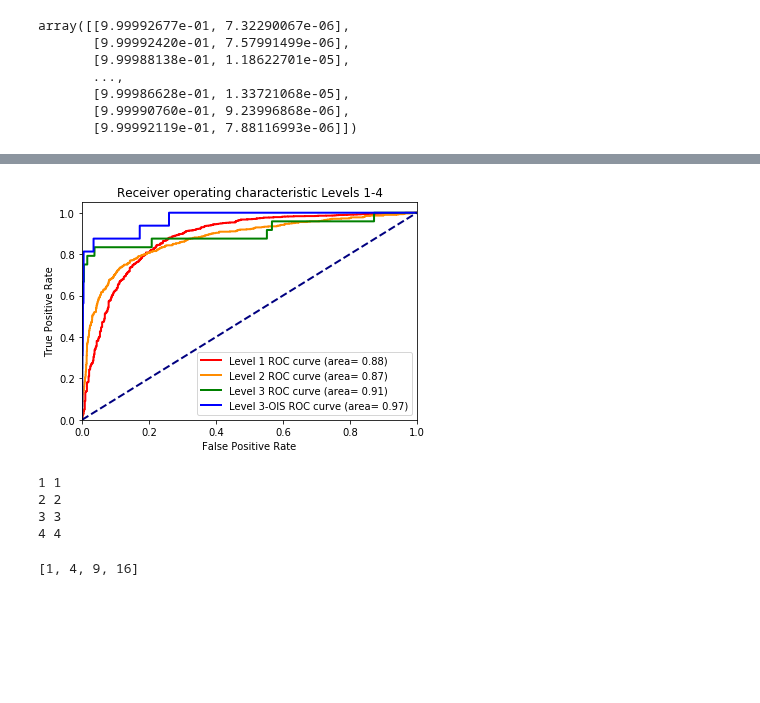
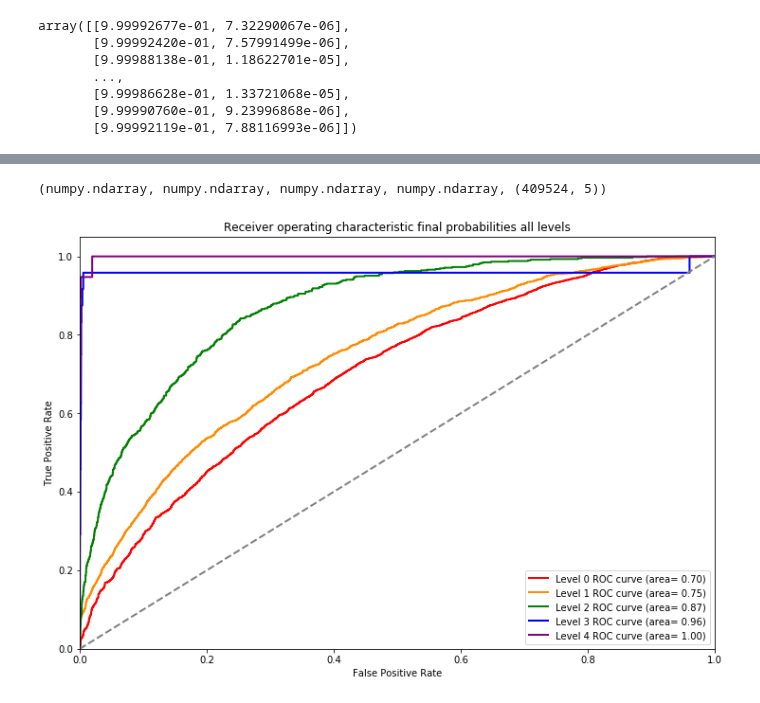
Before and after one commit to SarahMBurgart/use-of-force, a Jupyter notebook: Modeling.ipynb, the cells around one changed output, grey strips where cells are left out. Drawn from its saved outputs; the diff is of its cells as text; code cells hidden in the pictures; blank space fills up the shorter version.

Commit message:
final probabilities and metrics and cleaned up website folder

```diff
--- a/Modeling.ipynb
+++ b/Modeling.ipynb
@@ -1368,0 +1321,10 @@ log_loss(y4_test, probs4, labels=[1,2,3,4])
+# %%
+p_list = []
+for r, s in zip(pbimod, pgbc):
+
+    z = (r[0])
+    o = (r[1]*s[0])
+    tw = (r[1]*s[1])
+    th = (r[1]*s[2])
+    f = (r[1]*s[3])
+    p_list.append(np.array([z,o,tw,th,f]))
@@ -1369,4 +1341,10 @@ log_loss(y4_test, probs4, labels=[1,2,3,4])
+# %%
+p_arr = np.array([p_list])
+# %%
+type(pgbc[0]), type(p_arr[0]), type(pgbc), type(p_arr), p_arr[0].shape
+# %% [output]
+(numpy.ndarray, numpy.ndarray, numpy.ndarray, numpy.ndarray, (409524, 5))
 # %%
 # Binarize the output
-y4s = label_binarize(y4_test, classes=[ 1, 2,3,4])
-n_classes = y4s.shape[1]
+ybinall = label_binarize(yall_test, classes=[0, 1, 2,3,4])
+n_classes = ybinall.shape[1]
@@ -1378,32 +1354,34 @@ fpr = dict()
 tpr = dict()
 roc_auc = dict()
 for i in range(n_classes):
-    fpr[i], tpr[i], _ = roc_curve(y4s[:, i], y_score[:, i])
+    fpr[i], tpr[i], _ = roc_curve(ybinall[:, i], p_arr[0][:, i])
     roc_auc[i] = auc(fpr[i], tpr[i])
 
 # Compute micro-average ROC curve and ROC area
-fpr["micro"], tpr["micro"], _ = roc_curve(y4s.ravel(), y_score.ravel())
+fpr["micro"], tpr["micro"], _ = roc_curve(ybinall.ravel(), p_arr[0].ravel())
 roc_auc["micro"] = auc(fpr["micro"], tpr["micro"])
 # %%
-plt.figure()
+plt.figure(figsize=(12,8))
 lw = 2
 plt.plot(fpr[0], tpr[0], color='red',
-         lw=lw, label='Level 1 ROC curve (area= %0.2f)' % roc_auc[0])
+         lw=lw, label='Level 0 ROC curve (area= %0.2f)' % roc_auc[0])
 plt.plot(fpr[1], tpr[1], color='darkorange',
-         lw=lw, label='Level 2 ROC curve (area= %0.2f)' % roc_auc[1])
+         lw=lw, label='Level 1 ROC curve (area= %0.2f)' % roc_auc[1])
 plt.plot(fpr[2], tpr[2], color='green',
-         lw=lw, label='Level 3 ROC curve (area= %0.2f)' % roc_auc[2])
+         lw=lw, label='Level 2 ROC curve (area= %0.2f)' % roc_auc[2])
 
 plt.plot(fpr[3], tpr[3], color='blue',
-         lw=lw, label='Level 3-OIS ROC curve (area= %0.2f)' % roc_auc[3])
+         lw=lw, label='Level 3 ROC curve (area= %0.2f)' % roc_auc[3])
+plt.plot(fpr[4], tpr[4], color='purple',
+         lw=lw, label='Level 4 ROC curve (area= %0.2f)' % roc_auc[4])
 
-plt.plot([0, 1], [0, 1], color='navy', lw=lw, linestyle='--')
+plt.plot([0, 1], [0, 1], color='gray', lw=lw, linestyle='--')
 plt.xlim([0.0, 1.0])
 plt.ylim([0.0, 1.05])
 plt.xlabel('False Positive Rate')
 plt.ylabel('True Positive Rate')
-plt.title('Receiver operating characteristic Levels 1-4')
-plt.legend(loc="lower right")
-#plt.savefig("ROC_gbc1234.jpg")
+plt.title('Receiver operating characteristic final probabilities all levels')
+plt.legend(loc="lower right");
+plt.savefig("ROC_ALL.jpg")
 # %% [output]
-[figure, old version]
+[figure, new version]
@@ -1413,15 +1387,0 @@ pp_2 = np.array([1,2,3,4])
-# %%
-p_list = []
-for x,y in zip(pp_1, pp_2):
-    print(x,y)
-
-    p_list.append(x*y)
-# %% [output]
-1 1
-2 2
-3 3
-4 4
-# %%
-p_list
-# %% [output]
-[1, 4, 9, 16]
```
Also changed, not shown: parts of 17 cells of this notebook, 34 other files.
